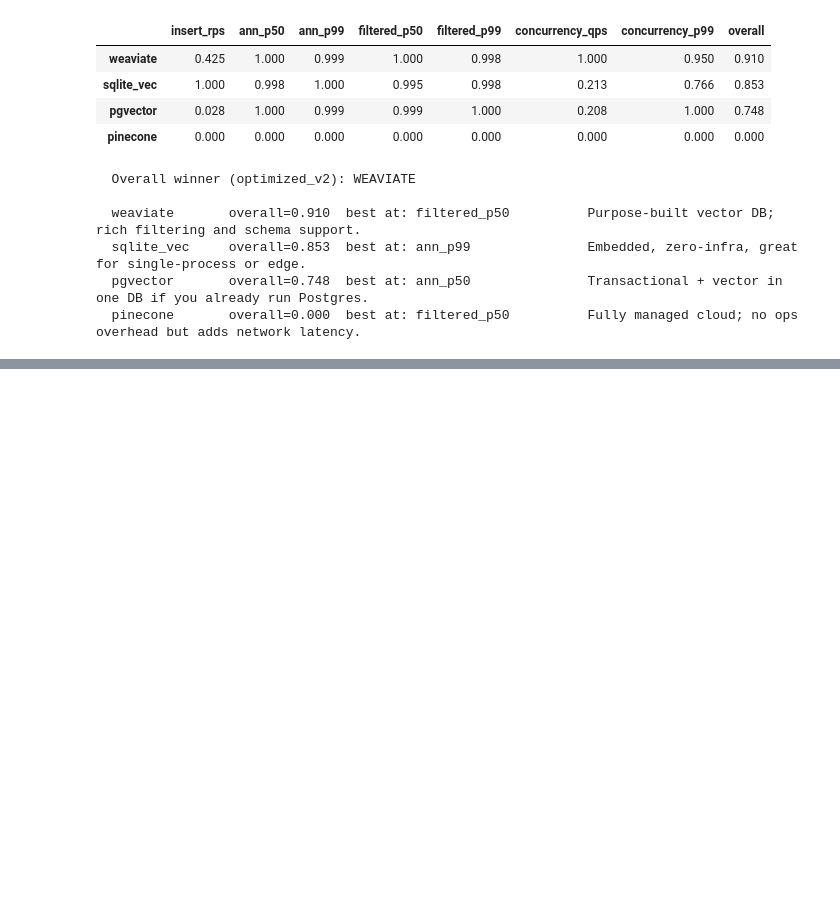
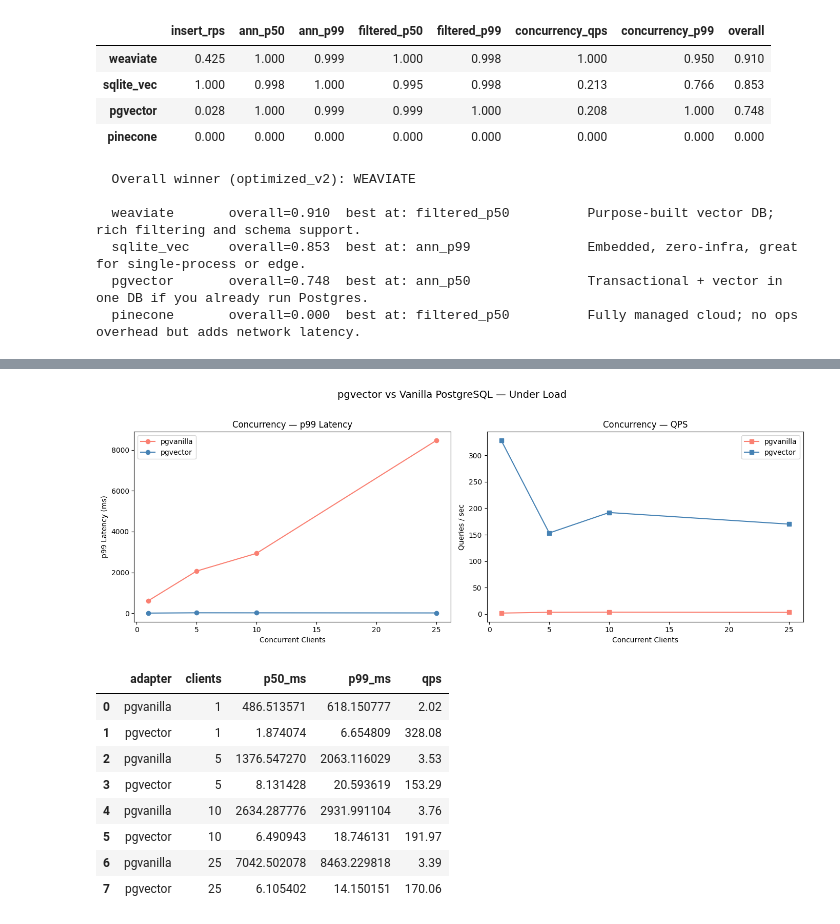
Before and after one commit to pravinmahato-origins-ai/vectordb-benchmark, a Jupyter notebook: results.ipynb, the cells around one changed output, grey strips where cells are left out. Drawn from its saved outputs; the diff is of its cells as text; code cells hidden in the pictures; blank space fills up the shorter version.

```diff
--- a/results.ipynb
+++ b/results.ipynb
@@ -631,0 +732,42 @@ for label in [BEFORE_LABEL, AFTER_LABEL]:
+# %%
+# pgvector vs pgvanilla — concurrency comparison
+dc = load_results("concurrency")
+dc_pg = dc[dc["adapter"].isin(PG_ADAPTERS)] if not dc.empty else pd.DataFrame()
+
+if dc_pg.empty or dc_pg["adapter"].nunique() < 2:
+    print("Need both pgvector and pgvanilla concurrency results.")
+else:
+    fig, (ax1, ax2) = plt.subplots(1, 2, figsize=(14, 5))
+
+    for adapter, grp in dc_pg.groupby("adapter"):
+        grp_sorted = grp.sort_values("clients")
+        color = "steelblue" if adapter == "pgvector" else "salmon"
+        ax1.plot(grp_sorted["clients"], grp_sorted["p99_ms"], marker="o", label=adapter, color=color)
+        ax2.plot(grp_sorted["clients"], grp_sorted["qps"], marker="s", label=adapter, color=color)
+
+    ax1.set_xlabel("Concurrent Clients")
+    ax1.set_ylabel("p99 Latency (ms)")
+    ax1.set_title("Concurrency — p99 Latency")
+    ax1.legend()
+
+    ax2.set_xlabel("Concurrent Clients")
+    ax2.set_ylabel("Queries / sec")
+    ax2.set_title("Concurrency — QPS")
+    ax2.legend()
+
+    plt.suptitle("pgvector vs Vanilla PostgreSQL — Under Load", fontsize=14, y=1.02)
+    plt.tight_layout()
+    plt.show()
+
+    display(dc_pg[["adapter", "clients", "p50_ms", "p99_ms", "qps"]].sort_values(["clients", "adapter"]).reset_index(drop=True))
+# %% [output]
+[figure, added]
+|  | adapter | clients | p50_ms | p99_ms | qps |
+| 0 | pgvanilla | 1 | 486.513571 | 618.150777 | 2.02 |
+| 1 | pgvector | 1 | 1.874074 | 6.654809 | 328.08 |
+| 2 | pgvanilla | 5 | 1376.547270 | 2063.116029 | 3.53 |
+| 3 | pgvector | 5 | 8.131428 | 20.593619 | 153.29 |
+| 4 | pgvanilla | 10 | 2634.287776 | 2931.991104 | 3.76 |
+| 5 | pgvector | 10 | 6.490943 | 18.746131 | 191.97 |
+| 6 | pgvanilla | 25 | 7042.502078 | 8463.229818 | 3.39 |
+| 7 | pgvector | 25 | 6.105402 | 14.150151 | 170.06 |
```
Also changed, not shown: parts of 12 cells of this notebook.
